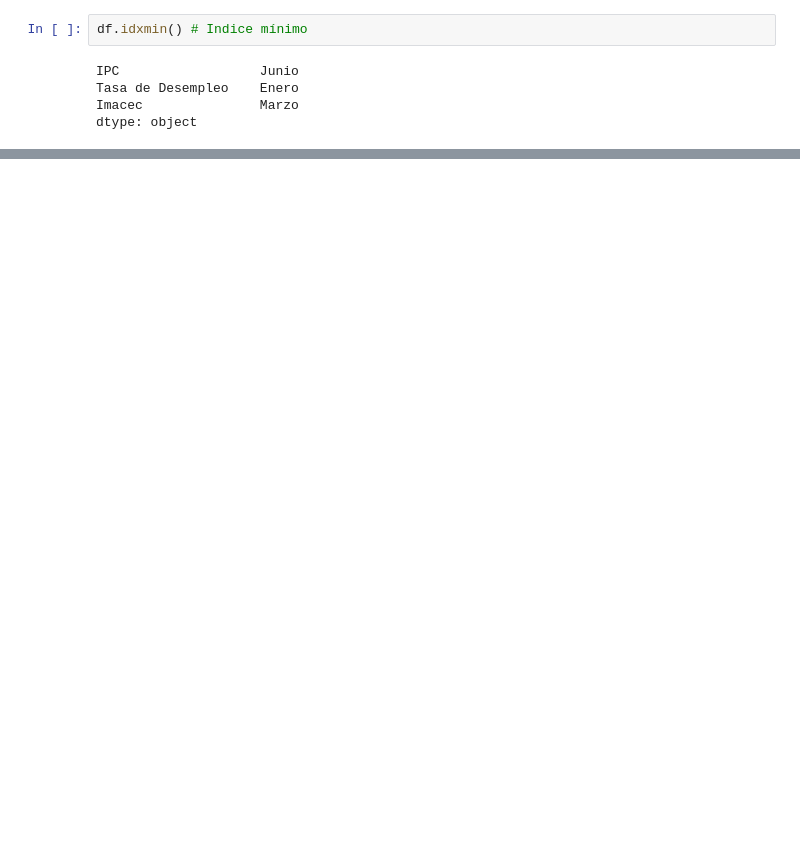
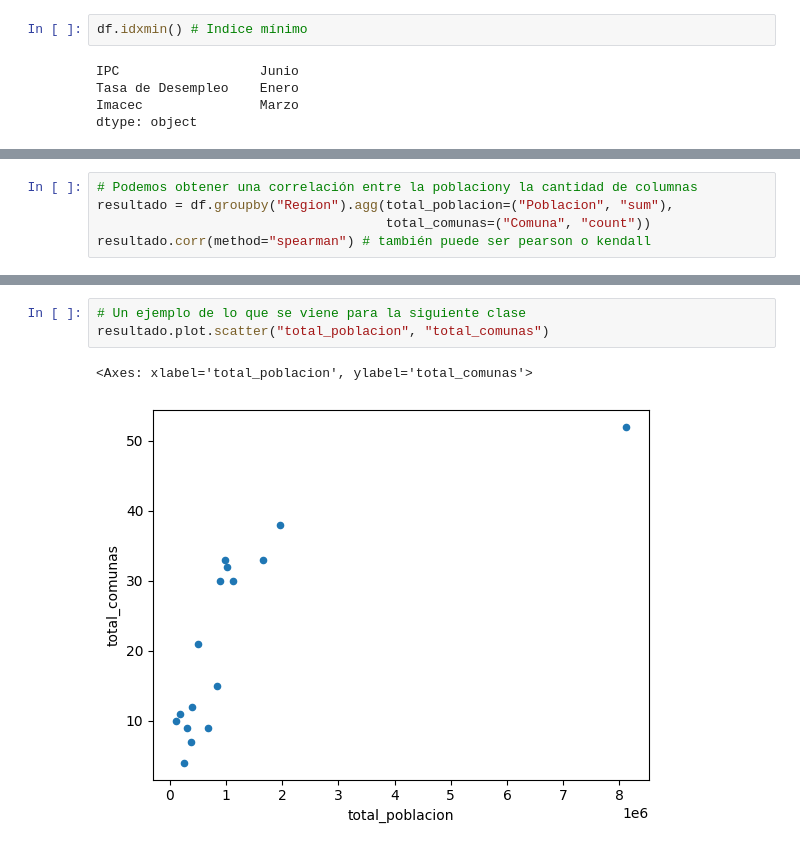
Before and after one commit to Vokturz/Curso-Python-BCCh, a Jupyter notebook: clase4/Clase4_Pandas.ipynb, the cells around one changed output, grey strips where cells are left out. Saved outputs shown, nothing was run; the diff lists cells and outputs as text; blank space fills up the shorter version.

Commit message:
actualizo clase 4

```diff
--- a/clase4/Clase4_Pandas.ipynb
+++ b/clase4/Clase4_Pandas.ipynb
@@ -363,0 +561,5 @@ df["Poblacion"].sum()
+# %%
+# Podemos obtener una correlación entre la poblaciony la cantidad de columnas
+resultado = df.groupby("Region").agg(total_poblacion=("Poblacion", "sum"),
+                                     total_comunas=("Comuna", "count"))
+resultado.corr(method="spearman") # también puede ser pearson o kendall
@@ -363,0 +576,6 @@ df["Poblacion"].sum()
+# %%
+# Un ejemplo de lo que se viene para la siguiente clase
+resultado.plot.scatter("total_poblacion", "total_comunas")
+# %% [output]
+<Axes: xlabel='total_poblacion', ylabel='total_comunas'>
+[figure, added]
```
Also changed, not shown: parts of 28 cells of this notebook.
